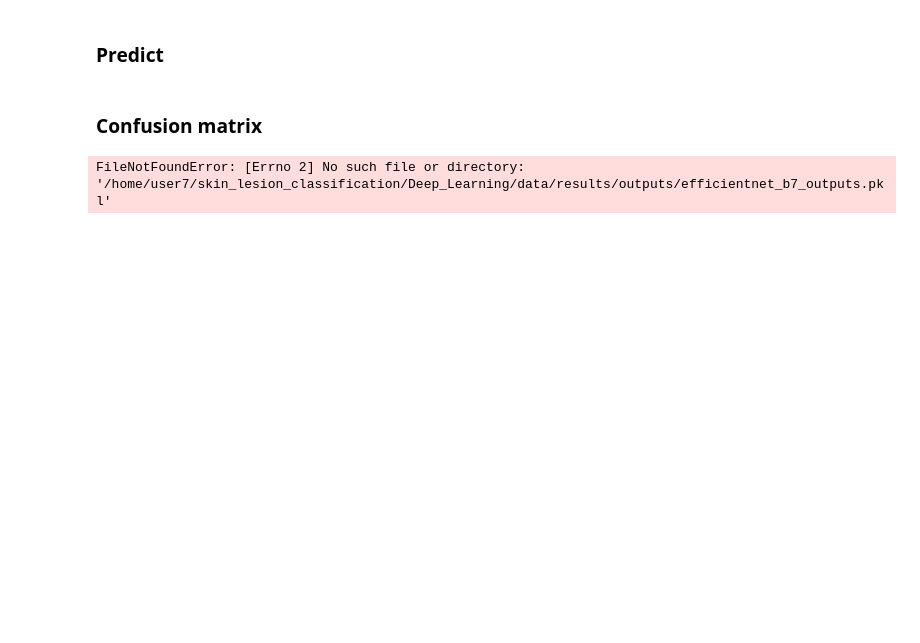
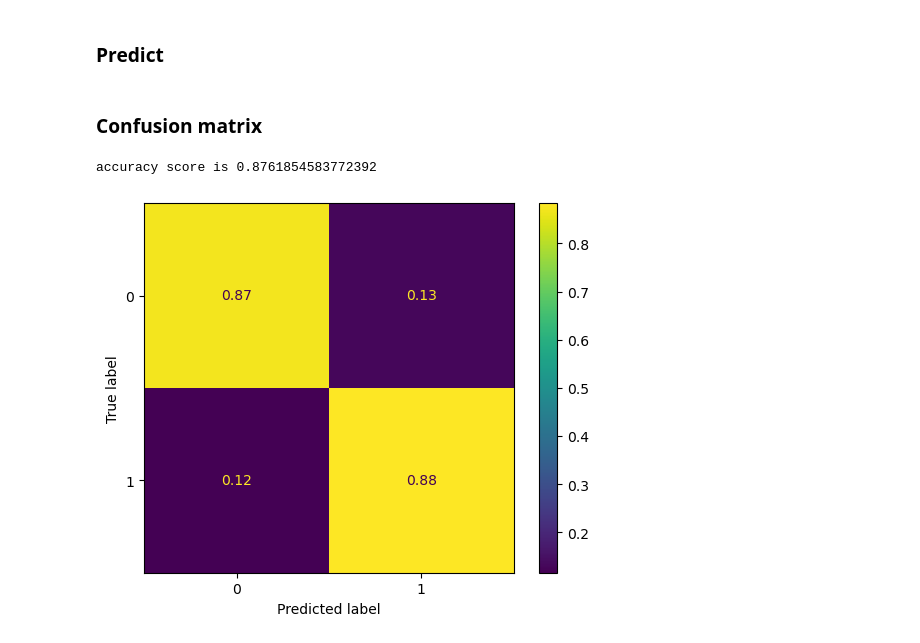
Before and after one commit to Likalto4/skin_lesion_classification, a Jupyter notebook: Deep_Learning/notebooks/check_results.ipynb, the cells around one changed output. Drawn from its saved outputs; the diff is of its cells as text; code cells hidden in the pictures; blank space fills up the shorter version.

Commit message:
computing outputs for binary case

```diff
--- a/Deep_Learning/notebooks/check_results.ipynb
+++ b/Deep_Learning/notebooks/check_results.ipynb
@@ -194,15 +240,15 @@ imshow(out, title=[class_names[x] for x in classes])
 # %%
 # Let's check the confusion matrix
-model_name = 'efficientnet_b7'
+model_name = 'vgg19_bn'
 #model weights
-model_weights_path = project_path / 'data'/'models'/'binary'/f'{model_name}_epoch15.pt'
+model_weights_path = project_path / 'data'/'models'/'binary'/f'{model_name}.pt'
 #get the model
 model = getattr(torchvision.models, model_name)(weights='DEFAULT')
 
 #change last layer to have two outputs
 #Densenet classifier
-in_fts_fc = model.classifier[1].in_features
-model.classifier[1] = nn.Linear(in_fts_fc, num_classes)
+in_fts_fc = model.classifier[6].in_features
+model.classifier[6] = nn.Linear(in_fts_fc, num_classes)
 
 #load model
 model.load_state_dict(torch.load(model_weights_path, map_location=device))
@@ -238,18 +284,27 @@ def get_outputs(model:nn.Module, num_classes:int, set_dataloader:DataLoader, dev
             #concatenate predictions
             y_pred = np.concatenate((y_pred, outputs.cpu().numpy()), axis=0)
     return y_pred
+# %%
+#predict on validation set
+outputs = get_outputs(model, num_classes, dataloaders['val'], device)
+#save predictions as pickle
+with open(project_path / 'data'/'results'/'binary'/ 'outputs'/f'{model_name}_outputs.pkl', 'wb') as f:
+    pickle.dump(outputs, f)
 # %% [markdown]
 ### Confusion matrix
 # %%
 # Get the outputs from pieckle file
-with open(project_path / 'data'/'results' /'outputs' /f'{model_name}_outputs.pkl', 'rb') as f:
+with open(project_path / 'data'/'results'/'binary'/ 'outputs' /f'{model_name}_outputs.pkl', 'rb') as f:
     outputs = pickle.load(f)
 #get prediction from outputs
 pred = np.argmax(outputs, axis=1)
 #get labels from dataloader
 labels = np.array(image_datasets['val'].targets)
 
 #plot confusion matrix as probability
 ConfusionMatrixDisplay.from_predictions(labels, pred, normalize='true')
+#get accuracy score
+print(f'accuracy score is {accuracy_score(labels, pred)}')
 # %% [output]
-FileNotFoundError: [Errno 2] No such file or directory: '/home/user7/skin_lesion_classification/Deep_Learning/data/results/outputs/efficientnet_b7_outputs.pkl'
+accuracy score is 0.8761854583772392
+[figure, added]
```
Also changed, not shown: parts of 12 cells of this notebook.
